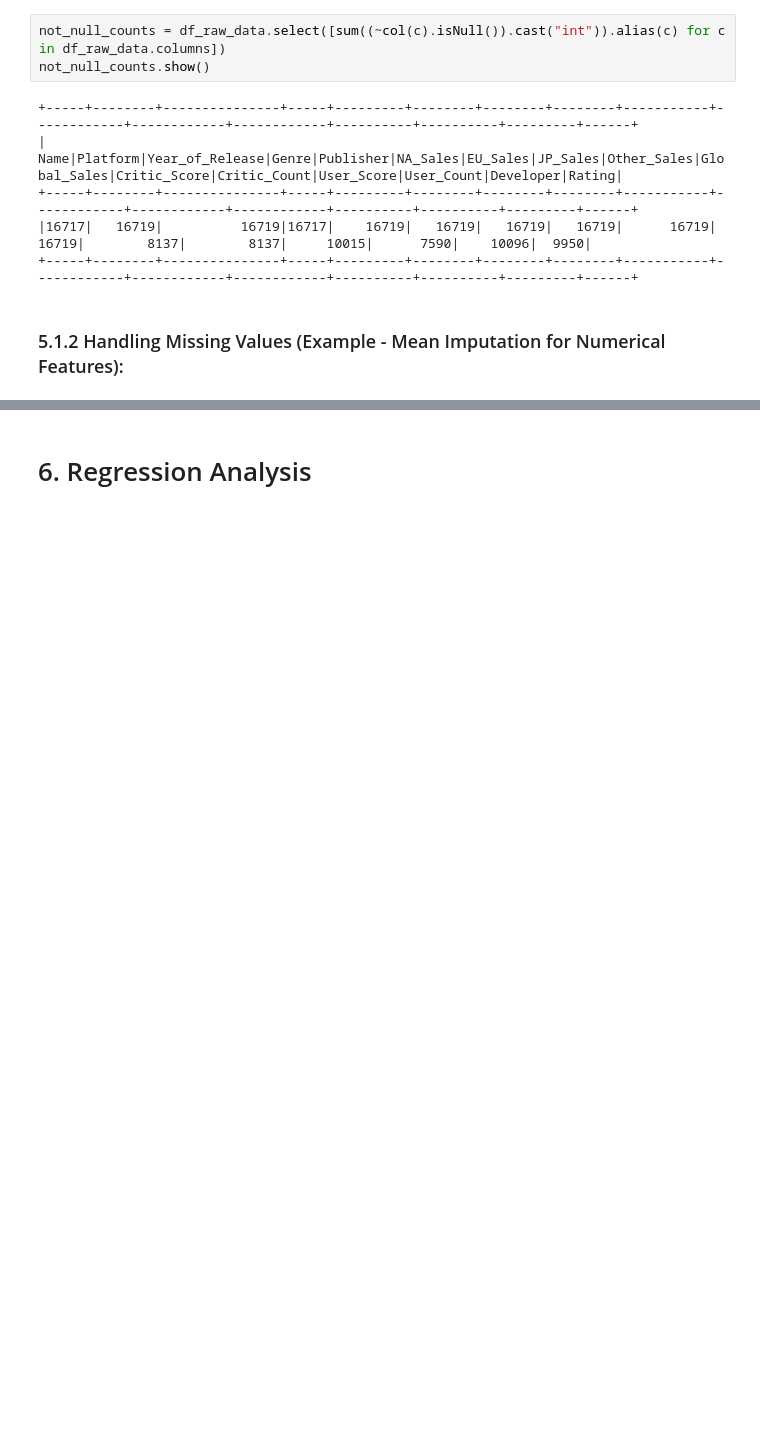
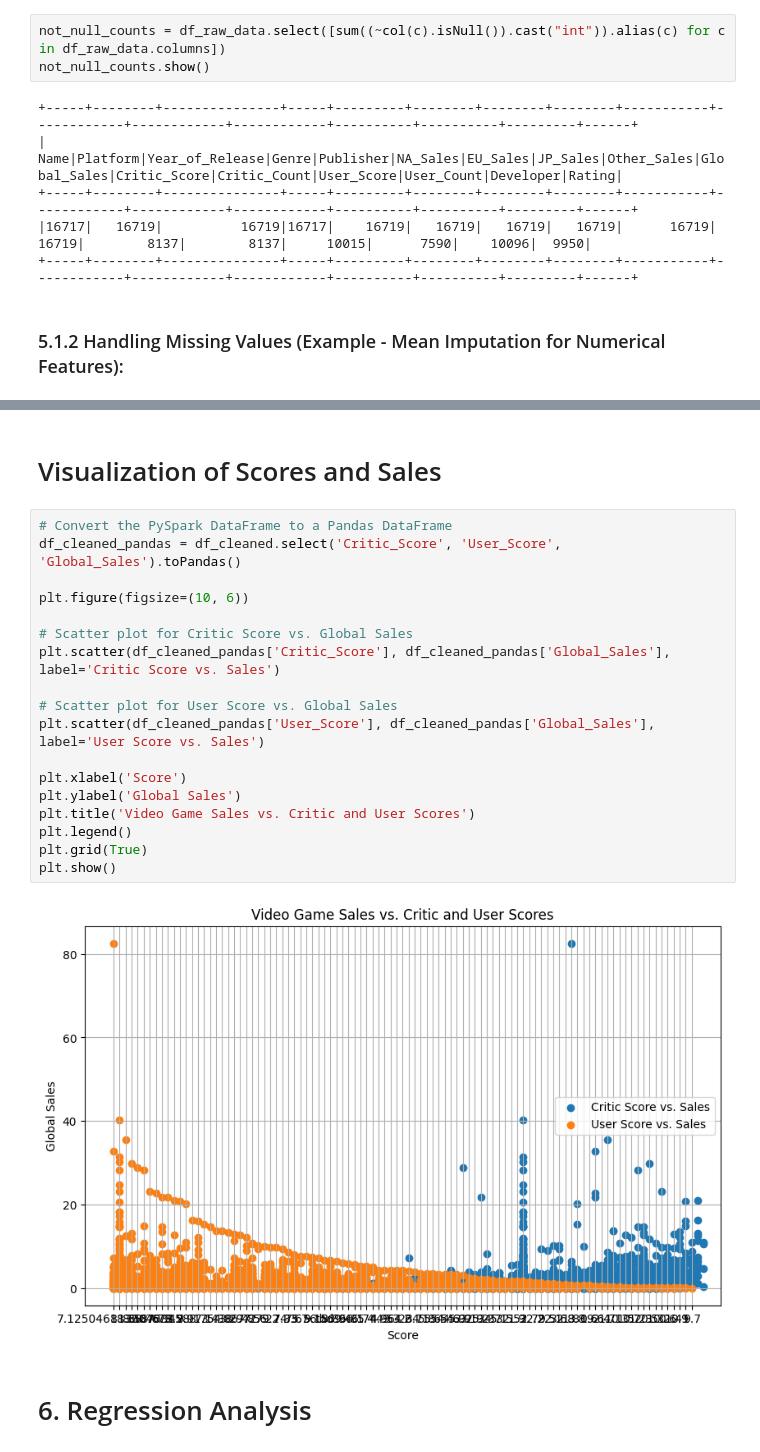
Before and after one commit to rupace10/STW7082CEM_Big_Data_Management_and_Data_Visualisation, a Jupyter notebook: main.ipynb, the cells around one changed output, grey strips where cells are left out. Drawn from its saved outputs; the diff is of its cells as text; blank space fills up the shorter version.

```diff
--- a/main.ipynb
+++ b/main.ipynb
@@ -245,3 +286,25 @@ root
+# %% [markdown]
+# Visualization of Scores and Sales
+# %%
+# Convert the PySpark DataFrame to a Pandas DataFrame
+df_cleaned_pandas = df_cleaned.select('Critic_Score', 'User_Score', 'Global_Sales').toPandas()
+
+plt.figure(figsize=(10, 6))
+
+# Scatter plot for Critic Score vs. Global Sales
+plt.scatter(df_cleaned_pandas['Critic_Score'], df_cleaned_pandas['Global_Sales'], label='Critic Score vs. Sales')
+
+# Scatter plot for User Score vs. Global Sales
+plt.scatter(df_cleaned_pandas['User_Score'], df_cleaned_pandas['Global_Sales'], label='User Score vs. Sales')
+
+plt.xlabel('Score')
+plt.ylabel('Global Sales')
+plt.title('Video Game Sales vs. Critic and User Scores')
+plt.legend()
+plt.grid(True)
+plt.show()
+# %% [output]
+[figure, added]
 # %% [markdown]
 # 6. Regression Analysis
 # %%
```
Also changed, not shown: parts of 27 cells of this notebook, 7 other files.
